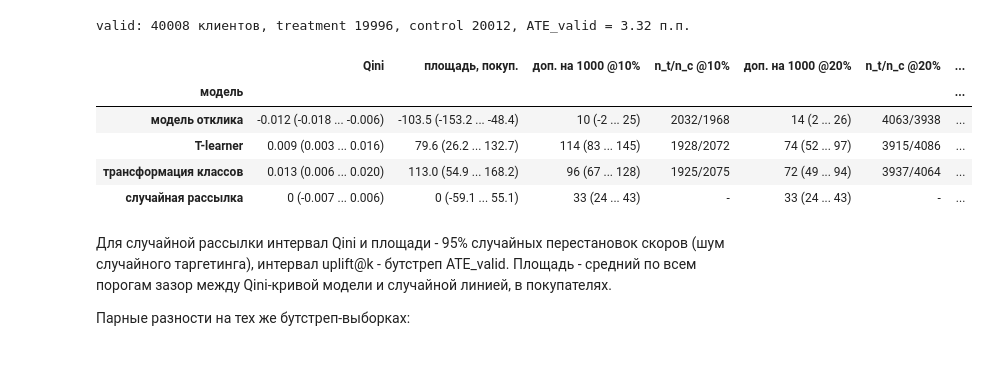
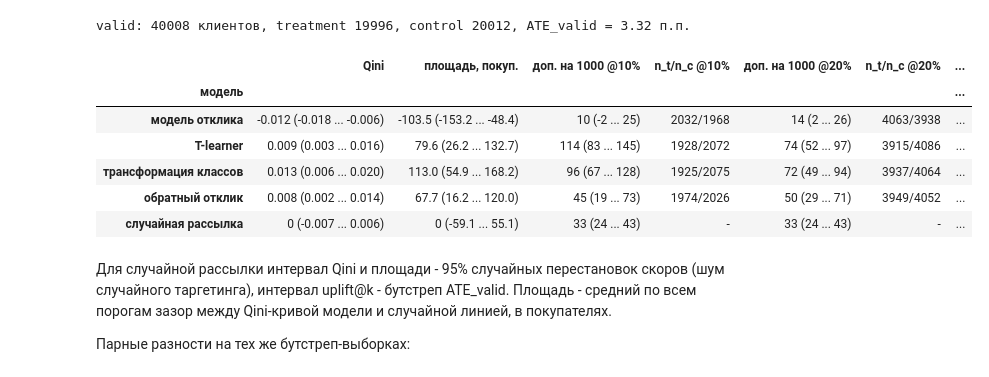
Before and after one commit to artyombelyaev/x5-uplift-modeling, a Jupyter notebook: notebooks/04_models.ipynb, the cells around one changed output. Saved outputs shown, nothing was run; the diff lists cells and outputs as text; code cells hidden in the pictures.

```diff
--- a/notebooks/04_models.ipynb
+++ b/notebooks/04_models.ipynb
@@ -31,6 +35,8 @@ plots.setup()
 ART = models.ARTIFACTS
 MODELS = ["response", "t_learner", "class_transformation"]
 UPLIFT_MODELS = ["t_learner", "class_transformation"]
+# обратный отклик (-p_t) добавлен после valid, до test (docs/plan.md)
+SCORED = MODELS + ["inverse_response"]
 KS = (0.1, 0.2, 0.3)
 # %% [markdown]
 ## Подбор гиперпараметров
@@ -89,6 +95,7 @@ scores_all = pd.read_parquet(ART / "valid_scores.parquet")
 scores_all = scores_all.pivot_table(index=["client_id"], columns=["model", "seed"], values="score")
 scores_all = scores_all.loc[X_valid.index]
 scores = {m: scores_all[(m, config.SEED)].to_numpy() for m in MODELS}
+scores["inverse_response"] = -scores["response"]
 ate_valid = y[t == 1].mean() - y[t == 0].mean()
 print(f"valid: {len(y)} клиентов, treatment {int(t.sum())}, control {int((1 - t).sum())}, ATE_valid = {ate_valid * 100:.2f} п.п.")
 # %% [output]
@@ -105,37 +112,38 @@ def ci(s):
 
 
 rows = []
-for m in MODELS:
+for m in SCORED:
     b = boot[boot.model == m]
     row = {"модель": plots.MODEL_NAMES[m]}
     lo, hi = ci(b.qini)
     row["Qini"] = f"{point.loc[m, 'qini']:.3f} ({lo:.3f} ... {hi:.3f})"
     lo, hi = ci(b.qini_area)
     row["площадь, покуп."] = f"{point.loc[m, 'qini_area']:.1f} ({lo:.1f} ... {hi:.1f})"
     for k in KS:
         col = f"uplift@{k:.0%}"
         u, n_t, n_c = uplift.uplift_at_k(y, t, scores[m], k)
         lo, hi = ci(b[col])
         row[f"доп. на 1000 @{k:.0%}"] = f"{u * 1000:.0f} ({lo * 1000:.0f} ... {hi * 1000:.0f})"
         row[f"n_t/n_c @{k:.0%}"] = f"{n_t}/{n_c}"
     rows.append(row)
 lo, hi = ci(ate_boot)
 plo, phi = ci(perm.qini)
 alo, ahi = ci(perm.qini_area)
 random_row = {"модель": "случайная рассылка", "Qini": f"0 ({plo:.3f} ... {phi:.3f})",
               "площадь, покуп.": f"0 ({alo:.1f} ... {ahi:.1f})"}
 for k in KS:
     random_row[f"доп. на 1000 @{k:.0%}"] = f"{ate_valid * 1000:.0f} ({lo * 1000:.0f} ... {hi * 1000:.0f})"
     random_row[f"n_t/n_c @{k:.0%}"] = "-"
 rows.append(random_row)
 table = pd.DataFrame(rows).set_index("модель")
 table
 # %% [output]
 |  | Qini | площадь, покуп. | доп. на 1000 @10% | n_t/n_c @10% | доп. на 1000 @20% | n_t/n_c @20% | ... |
 | модель |  |  |  |  |  |  | ... |
 | модель отклика | -0.012 (-0.018 ... -0.006) | -103.5 (-153.2 ... -48.4) | 10 (-2 ... 25) | 2032/1968 | 14 (2 ... 26) | 4063/3938 | ... |
 | T-learner | 0.009 (0.003 ... 0.016) | 79.6 (26.2 ... 132.7) | 114 (83 ... 145) | 1928/2072 | 74 (52 ... 97) | 3915/4086 | ... |
 | трансформация классов | 0.013 (0.006 ... 0.020) | 113.0 (54.9 ... 168.2) | 96 (67 ... 128) | 1925/2075 | 72 (49 ... 94) | 3937/4064 | ... |
+| обратный отклик | 0.008 (0.002 ... 0.014) | 67.7 (16.2 ... 120.0) | 45 (19 ... 73) | 1974/2026 | 50 (29 ... 71) | 3949/4052 | ... |
 | случайная рассылка | 0 (-0.007 ... 0.006) | 0 (-59.1 ... 55.1) | 33 (24 ... 43) | - | 33 (24 ... 43) | - | ... |
 # %% [markdown]
 Для случайной рассылки интервал Qini и площади - 95% случайных перестановок скоров (шум случайного таргетинга),
```
Also changed, not shown: parts of 5 cells of this notebook, 2 other files.
